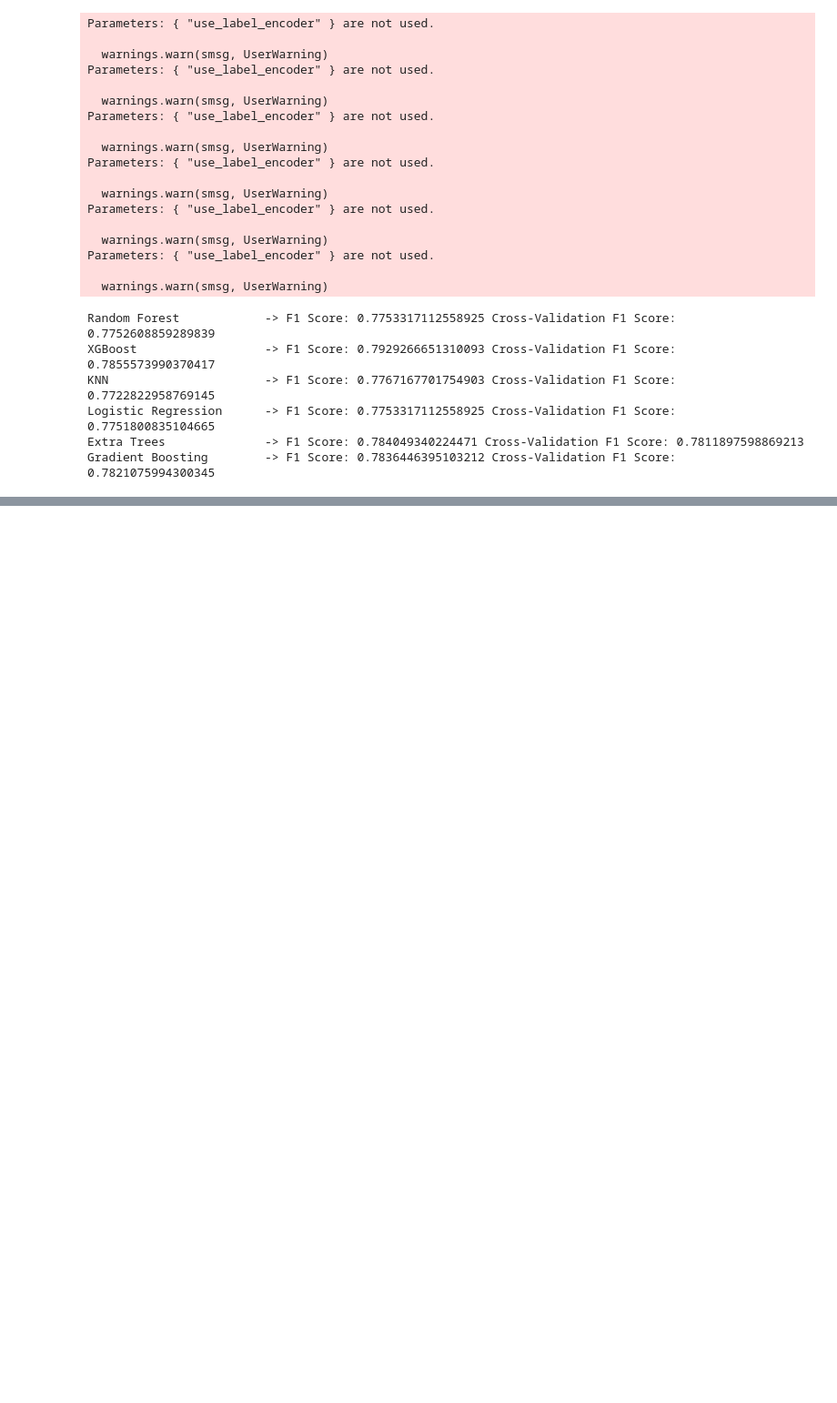
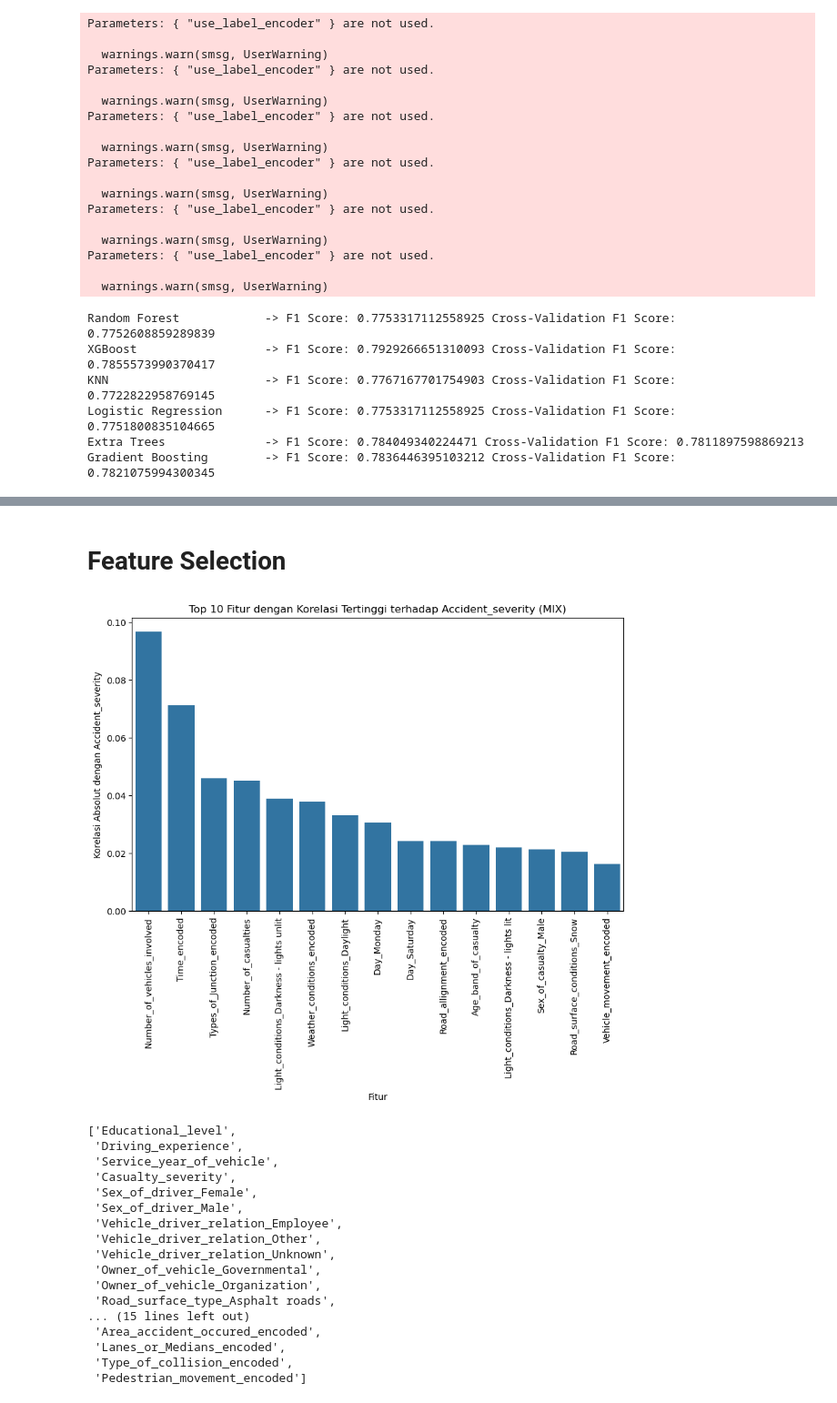
Before and after one commit to ahmadnafi30/3-AhmadNafiMubarok_OrieAbyanMaulana, a Jupyter notebook: code/modeling_vO.ipynb, the cells around one changed output, grey strips where cells are left out. Shown: that part at 91% size. Cells and saved outputs as stored; diff of their text form; code cells hidden in the pictures; blank space fills up the shorter version.

```diff
--- a/code/modeling_vO.ipynb
+++ b/code/modeling_vO.ipynb
@@ -947,0 +1090,36 @@ plt.show()
+# %% [markdown]
+# Feature Selection
+# %%
+corr_matrix = df_encoded_mix.corr()
+target_corr = corr_matrix["Accident_severity"].drop("Accident_severity")
+
+plt.figure(figsize=(10, 6))
+sns.barplot(x=target_corr.abs().sort_values(ascending=False)[:15].index,
+            y=target_corr.abs().sort_values(ascending=False)[:15])
+plt.xticks(rotation=90)
+plt.xlabel("Fitur")
+plt.ylabel("Korelasi Absolut dengan Accident_severity")
+plt.title("Top 10 Fitur dengan Korelasi Tertinggi terhadap Accident_severity (MIX)")
+plt.show()
+
+low_corr_features = target_corr[abs(target_corr) < 0.01].index.tolist()
+low_corr_features
+# %% [output]
+[figure, added]
+['Educational_level',
+ 'Driving_experience',
+ 'Service_year_of_vehicle',
+ 'Casualty_severity',
+ 'Sex_of_driver_Female',
+ 'Sex_of_driver_Male',
+ 'Vehicle_driver_relation_Employee',
+ 'Vehicle_driver_relation_Other',
+ 'Vehicle_driver_relation_Unknown',
+ 'Owner_of_vehicle_Governmental',
+ 'Owner_of_vehicle_Organization',
+ 'Road_surface_type_Asphalt roads',
+... (15 lines left out)
+ 'Area_accident_occured_encoded',
+ 'Lanes_or_Medians_encoded',
+ 'Type_of_collision_encoded',
+ 'Pedestrian_movement_encoded']
```
Also changed, not shown: parts of 31 cells of this notebook.
